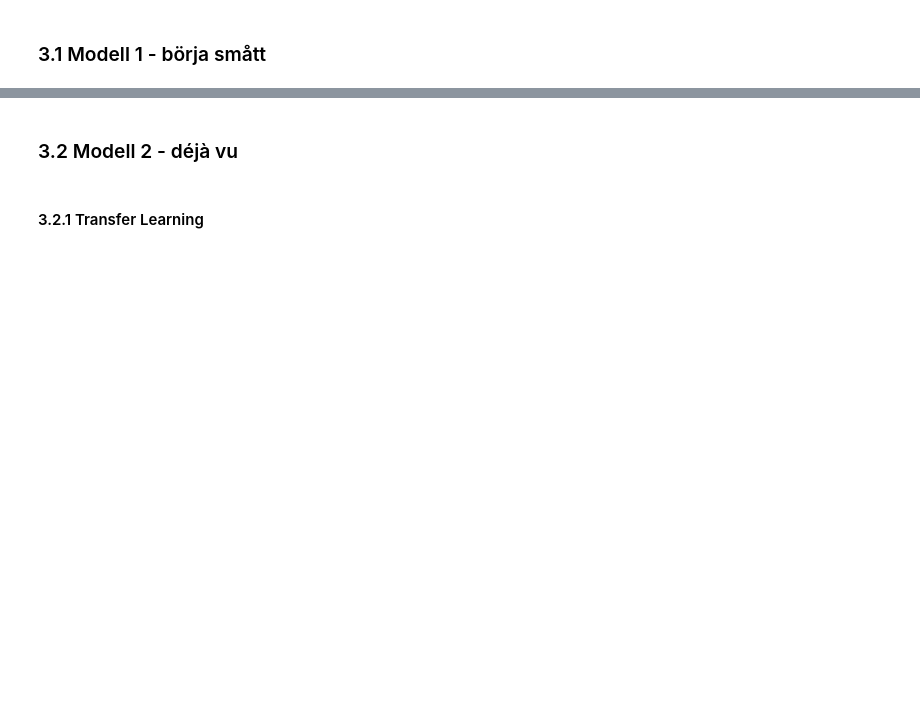
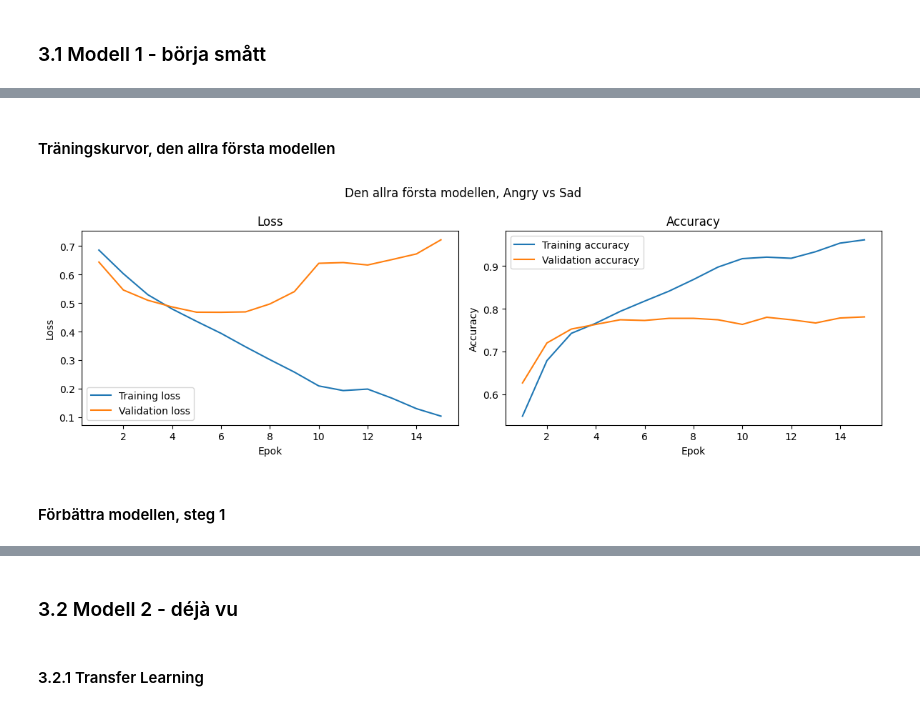
Before and after one commit to josefinoleryd/facial-expression-cnn, a Jupyter notebook: model-experiments-and-report.ipynb, the cells around one changed output, grey strips where cells are left out. Drawn from its saved outputs; the diff is of its cells as text; code cells hidden in the pictures; blank space fills up the shorter version.

Commit message:
grejat runt med Modell 1 (bara 2 av 7 klasser). Ej färdig.

```diff
--- a/model-experiments-and-report.ipynb
+++ b/model-experiments-and-report.ipynb
@@ -561,0 +589,22 @@ Data till modell 2+ klar för träning! Form: (14748, 48, 48, 1)
+# %%
+# Bygger en allra första modell
+model_1_1 = keras.Sequential([
+    layers.Input(shape=(48, 48, 1)),
+
+    layers.Conv2D(32, kernel_size=(3, 3), activation="relu", padding="same"),
+    layers.MaxPooling2D(pool_size=(2, 2)),
+
+    layers.Conv2D(64, kernel_size=(3, 3), activation="relu", padding="same"),
+    layers.MaxPooling2D(pool_size=(2, 2)),
+
+    layers.Flatten(),
+    layers.Dense(128, activation="relu"),
+    layers.Dense(2, activation="softmax")
+])
+
+# Komilera
+model_1_1.compile(
+    optimizer=keras.optimizers.Adam(learning_rate=0.001),
+    loss=keras.losses.SparseCategoricalCrossentropy(),
+    metrics=["accuracy"]
+)
@@ -561,0 +613,9 @@ Data till modell 2+ klar för träning! Form: (14748, 48, 48, 1)
+# %%
+# Tränar modellen och sparar träningsresultatet i en history-variabel
+history_1_1 = model_1_1.fit(
+    X_train_m1_scaled,
+    y_train_m1,
+    validation_data=(X_val_m1_scaled, y_val_m1),
+    epochs=15,
+    batch_size=32
+)
@@ -561,0 +640,8 @@ Data till modell 2+ klar för träning! Form: (14748, 48, 48, 1)
+# %% [markdown]
+#### Träningskurvor, den allra första modellen
+# %%
+plot_history(history_1_1, title="Den allra första modellen, Angry vs Sad")
+# %% [output]
+[figure, added]
+# %% [markdown]
+#### Förbättra modellen, steg 1
```
Also changed, not shown: parts of 22 cells of this notebook.
